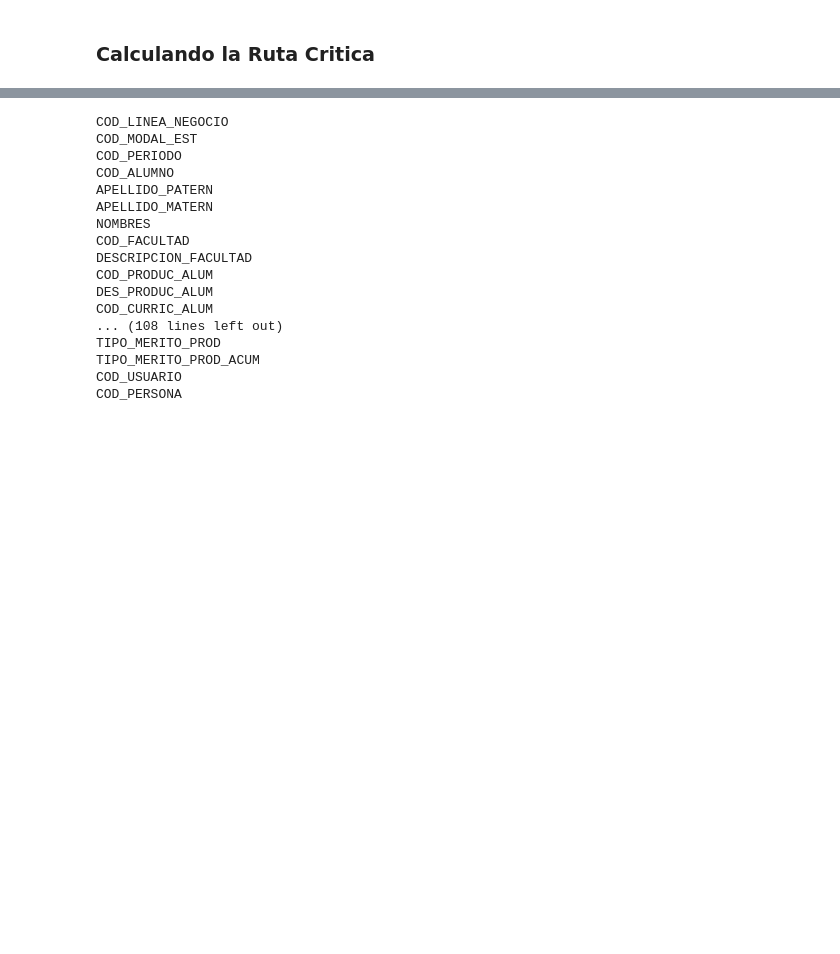
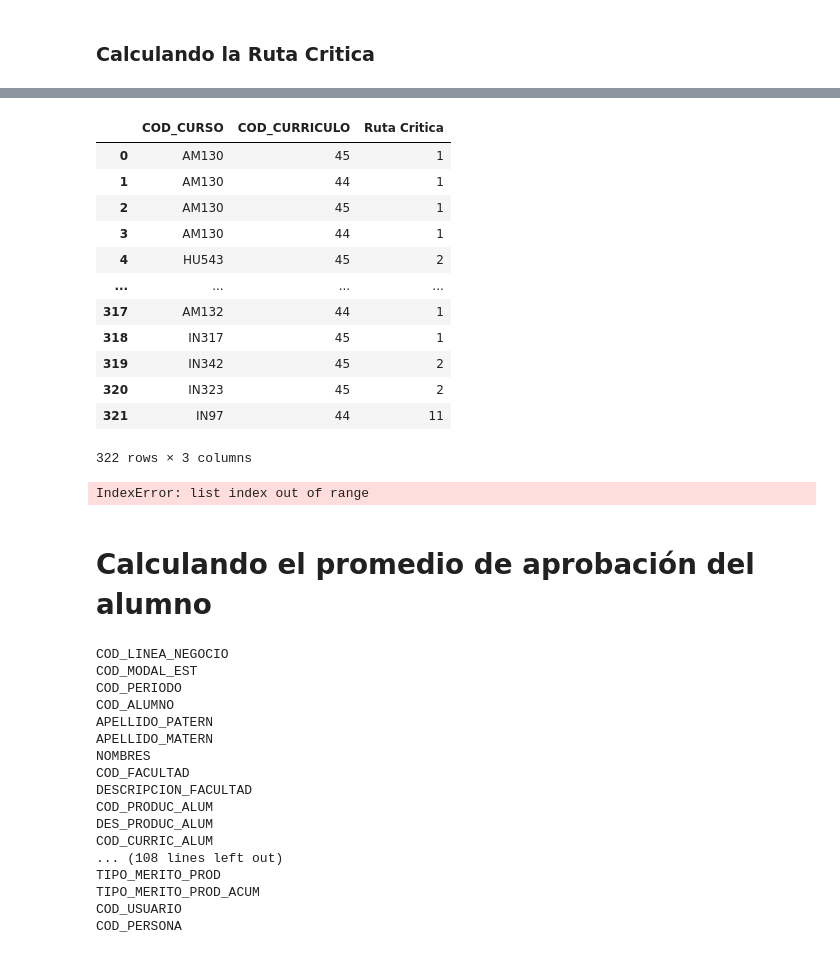
Before and after one commit to NuryYanque/RecomendacionDeCursos, a Jupyter notebook: notebooks/UPC_Sistema_Recomendacion.ipynb, the cells around one changed output, grey strips where cells are left out. Cells and saved outputs as stored; diff of their text form; code cells hidden in the pictures; blank space fills up the shorter version.

```diff
--- a/notebooks/UPC_Sistema_Recomendacion.ipynb
+++ b/notebooks/UPC_Sistema_Recomendacion.ipynb
@@ -223,0 +248,7 @@ df_porcentaje_curso
+# %%
+list_curricula = []
+for col in columnas:
+    varCOD_PERIODO, varCOD_CURR = col.split('_',1)
+    list_curricula.append(varCOD_CURR)
+list_curricula.sort()
+list_curricula = list(set(list_curricula))
@@ -224,3 +267,49 @@ df_porcentaje_curso
+# %%
+for idcur in df_curriculas['COD_CURSO']:
+    #print(idcur)
+    for curr in list_curricula:
+        cont_curr = df_curriculas[df_curriculas['REQUISITO'].str.contains(idcur, na=False)].query('COD_CURRICULO == @curr')['COD_CURSO'].count()
+        if cont_curr != 0:
+            my_list = []
+            df_tmp_1 = df_curriculas[df_curriculas['COD_CURSO'] == idcur ].query('COD_CURRICULO == @curr')[['COD_CURSO','COD_CURRICULO']].values.tolist()
+            my_list = df_tmp_1[0]
+            my_list.append(cont_curr)
+            #print(my_list)
+            new_df.loc[len(new_df)] = my_list
+# %%
+df_rutaCritica = new_df.copy()
+df_rutaCritica
+# %% [output]
+|  | COD_CURSO | COD_CURRICULO | Ruta Critica |
+| 0 | AM130 | 45 | 1 |
+| 1 | AM130 | 44 | 1 |
+| 2 | AM130 | 45 | 1 |
+| 3 | AM130 | 44 | 1 |
+| 4 | HU543 | 45 | 2 |
+| ... | ... | ... | ... |
+| 317 | AM132 | 44 | 1 |
+| 318 | IN317 | 45 | 1 |
+| 319 | IN342 | 45 | 2 |
+| 320 | IN323 | 45 | 2 |
+| 321 | IN97 | 44 | 11 |
+322 rows × 3 columns
+# %%
+for idcur in df_curriculas['COD_CURSO']:
+    for curr in list_curricula:
+        #print(curr)
+        cont_curr = df_curriculas[df_curriculas['REQUISITO'].str.contains(idcur, na=False)].query('COD_CURRICULO == @curr')['COD_CURSO'].count()
+        if cont_curr != 0:
+            my_list = []
+            df_tmp_1 = df_curriculas[df_curriculas['COD_CURSO'] == 'IN97' ].query('COD_CURRICULO == @curr')[['COD_CURSO','COD_CURRICULO']].values.tolist()
+            my_list = df_tmp_1[0]
+            my_list.append(cont_curr)
+            new_df.loc[len(new_df)] = my_list
+            #print(new_df)
+new_df
+# %% [output]
+IndexError: list index out of range
+# %% [markdown]
+# Calculando el promedio de aprobación del alumno
 # %%
 for icol in df_dataset_1.columns:
     print(icol)
```
Also changed, not shown: parts of 5 cells of this notebook.
